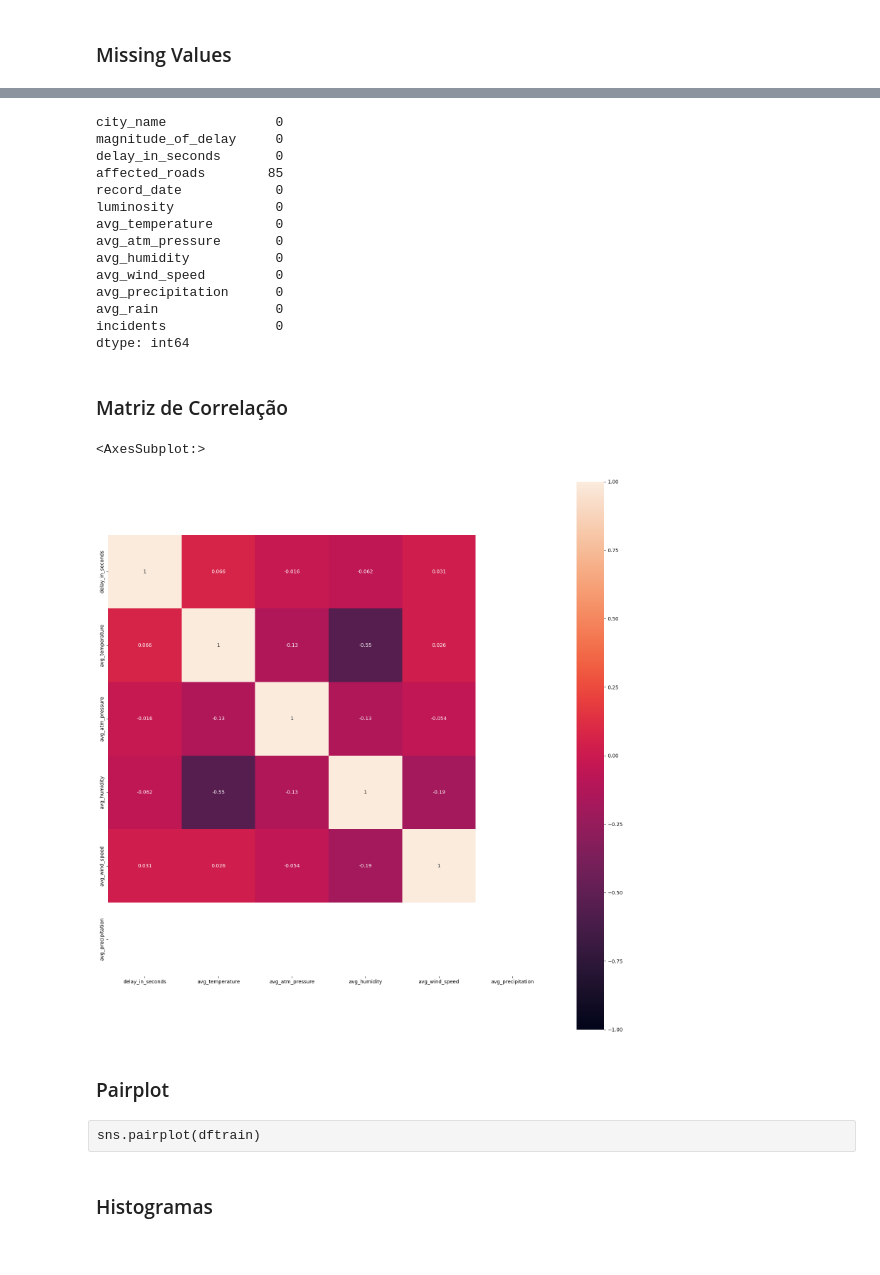
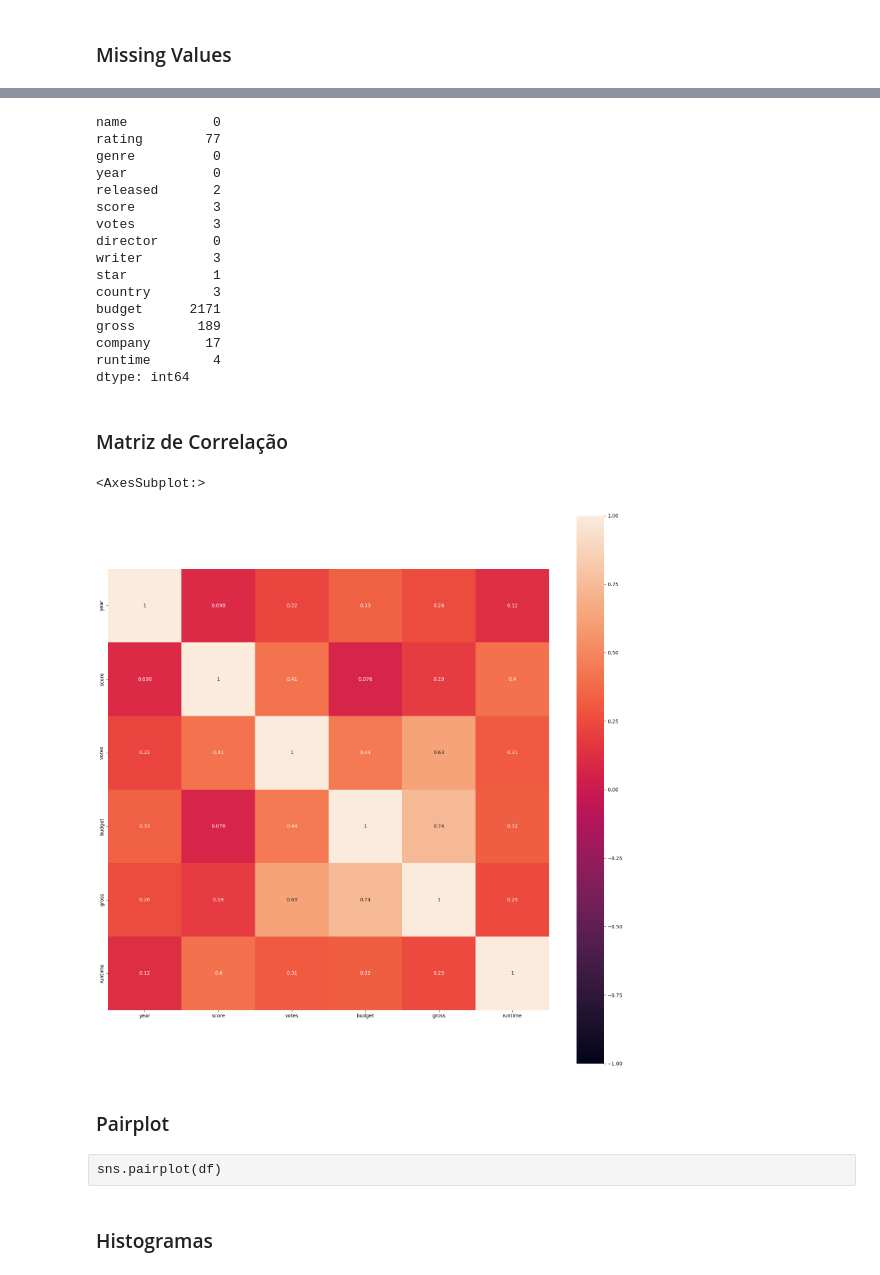
Before and after one commit to vascoliveira2511/DAA, a Jupyter notebook: trabalho/cinena.ipynb, the cells around one changed output, grey strips where cells are left out. Cells and saved outputs as stored; diff of their text form; code cells hidden in the pictures.

```diff
--- a/trabalho/cinena.ipynb
+++ b/trabalho/cinena.ipynb
@@ -32,7 +35,7 @@ from sklearn.metrics import mean_squared_error
 # %% [markdown]
 ### Leitura dos datasets
 # %%
-df = pd.read_csv('')
+df = pd.read_csv('movies.csv')
 # %% [markdown]
 ## Exploração dos dados
 # %% [markdown]
@@ -122,34 +124,36 @@ incidents             False
 dtype: bool
 # %%
-dftrain.isna().sum()
+df.isna().sum()
 # %% [output]
-city_name              0
-magnitude_of_delay     0
-delay_in_seconds       0
-affected_roads        85
-record_date            0
-luminosity             0
-avg_temperature        0
-avg_atm_pressure       0
-avg_humidity           0
-avg_wind_speed         0
-avg_precipitation      0
-avg_rain               0
-incidents              0
+name           0
+rating        77
+genre          0
+year           0
+released       2
+score          3
+votes          3
+director       0
+writer         3
+star           1
+country        3
+budget      2171
+gross        189
+company       17
+runtime        4
 dtype: int64
 # %% [markdown]
 ### Matriz de Correlação
 # %%
-corr_matrix = dftrain.corr()
+corr_matrix = df.corr()
 f, ax = plt.subplots(figsize=(20,20))
 sns.heatmap(corr_matrix, vmin=-1, vmax=1, square=True, annot=True)
 # %% [output]
 <AxesSubplot:>
-[figure, old version]
+[figure, new version]
 # %% [markdown]
 ### Pairplot
 # %% [raw]
-sns.pairplot(dftrain)
+sns.pairplot(df)
 # %% [markdown]
 ### Histogramas
 # %% [raw]
```
Also changed, not shown: parts of 23 cells of this notebook, 2 other files.
